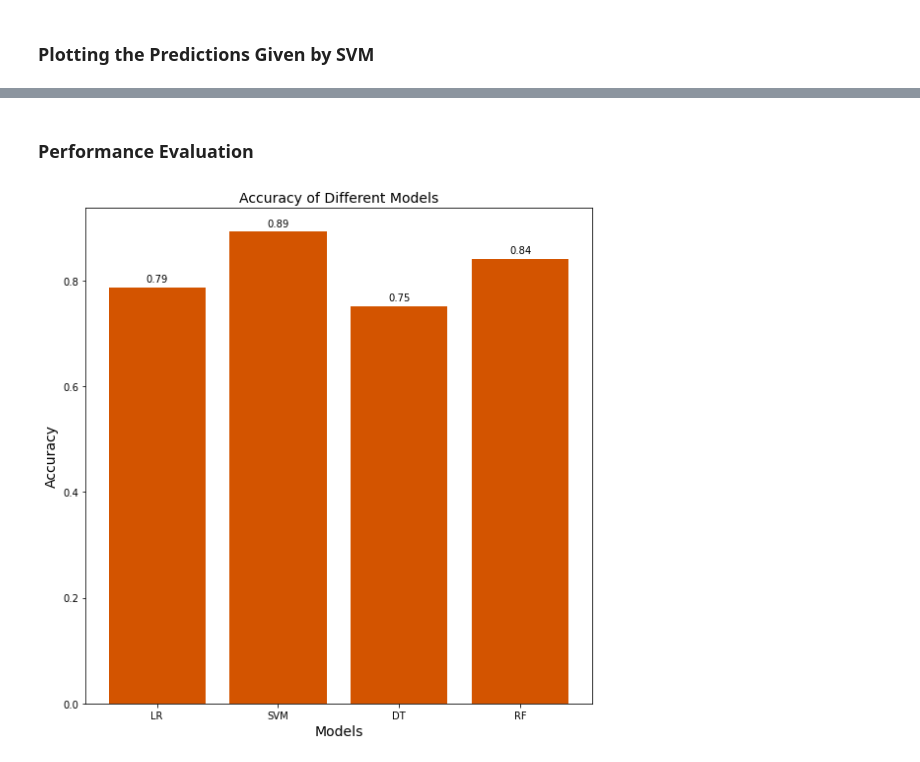
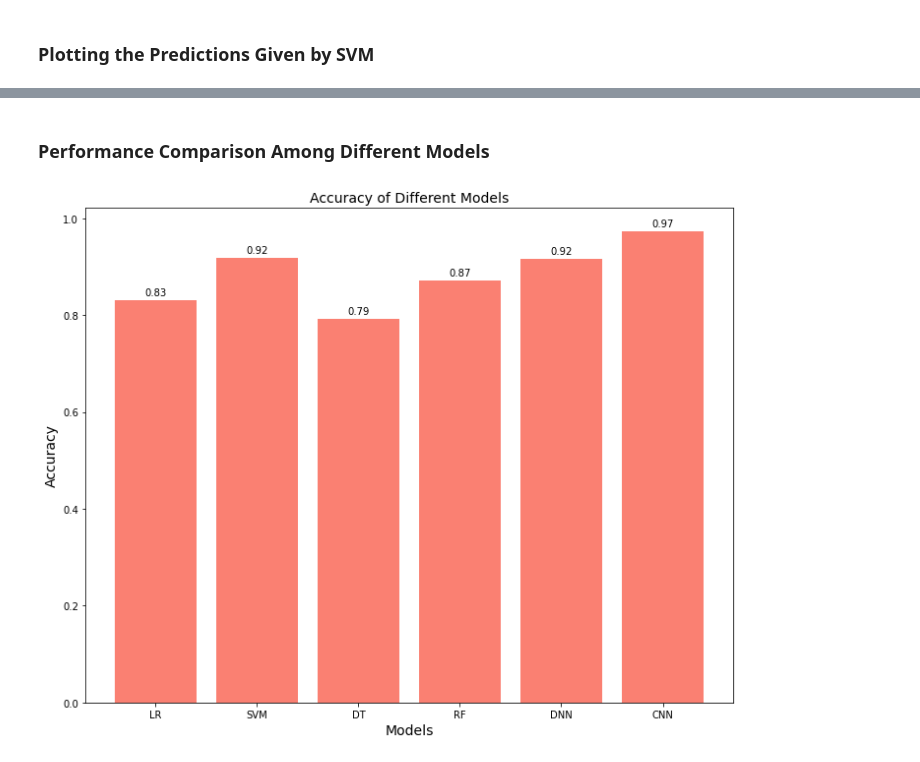
Before and after one commit to sabbir-ahmed12/ML-bangla-digit-classification, a Jupyter notebook: bangla_handwritten_digit_classification.ipynb, the cells around one changed output, grey strips where cells are left out. Drawn from its saved outputs; the diff is of its cells as text; code cells hidden in the pictures.

```diff
--- a/bangla_handwritten_digit_classification.ipynb
+++ b/bangla_handwritten_digit_classification.ipynb
@@ -254,7 +286,7 @@ for i in indices:
 # Plotting some misclassified digits
 plt.figure(figsize=(14,12))
 
-for i,img in enumerate(misclass_indices[0:21]):
+for i,img in enumerate(misclass_indices[0:20]):
     plt.subplot(7, 10, i+1)
     grid_data = X_test.loc[img].values.reshape(28,28)  # reshape from 1d to 2d pixel array
     plt.imshow(grid_data)
@@ -267,0 +417,15 @@ plt.tight_layout()
+# %%
+inputs = keras.Input(shape=(28, 28, 1))
+
+x = layers.Conv2D(filters=8, kernel_size=(3, 3), padding='same', activation='relu')(inputs)
+x = layers.MaxPooling2D(pool_size=(2, 2))(x)
+x = layers.Conv2D(filters=16, kernel_size=(3, 3), padding='same', activation='relu')(x)
+x = layers.MaxPooling2D(pool_size=(2, 2))(x)
+x = layers.Conv2D(filters=32, kernel_size=(3, 3), padding='same', activation='relu')(x)
+x = layers.MaxPooling2D(pool_size=(2, 2))(x)
+x = layers.Flatten()(x)
+x = layers.Dense(64, activation="relu")(x)
+
+outputs = layers.Dense(10, activation="softmax")(x)
+
+cnn_model = keras.Model(inputs=inputs, outputs=outputs, name="CNN_model")
@@ -267,0 +456,10 @@ plt.tight_layout()
+# %%
+keras.backend.clear_session()
+
+cnn_model.compile(
+    loss=keras.losses.CategoricalCrossentropy(),
+    optimizer=SGD(learning_rate=0.01, momentum=0.9),
+    metrics=["accuracy"],
+)
+
+cnn_history = cnn_model.fit(Xn_train, y_train, batch_size=64, epochs=10, validation_split=0.2, verbose=2)
@@ -267,0 +507,9 @@ plt.tight_layout()
+# %%
+# Evaluating the ANN model
+CNN_results = cnn_model.evaluate(Xn_test, y_test, batch_size=64, verbose=2)
+
+CNN_loss = CNN_results[0]
+CNN_acc = CNN_results[1]
+
+# Getting probability scores
+cnn_predictions = cnn_model.predict(Xn_test)
@@ -268,20 +555,20 @@ plt.tight_layout()
 # %% [markdown]
-### Performance Evaluation
+### Performance Comparison Among  Different Models
 # %%
 # Accuracy Bar Chart
-models = ['LR', 'SVM', 'DT', 'RF']
-accuracies = [LR_acc, SVM_acc, DT_acc, RF_acc]
+models = ['LR', 'SVM', 'DT', 'RF', 'DNN', 'CNN']
+accuracies = [LR_acc, SVM_acc, DT_acc, RF_acc, ANN_acc, CNN_acc]
 
-fig = plt.figure(figsize=(8, 8))
-plt.bar(models, accuracies, color='#D35400')
+fig = plt.figure(figsize=(10, 8))
+plt.bar(models, accuracies, color='#FA8072')
 
 for i in range(len(models)):
     plt.text(i, accuracies[i]+0.01, '{:.2f}'.format(accuracies[i]), ha = 'center')
 
 plt.xlabel("Models", fontsize=14)
 plt.ylabel("Accuracy", fontsize=14)
 plt.title("Accuracy of Different Models", fontsize=14)
 fig.tight_layout()
 plt.show()
 # %% [output]
-[figure, old version]
+[figure, new version]
```
Also changed, not shown: parts of 46 cells of this notebook, 2 other files.
